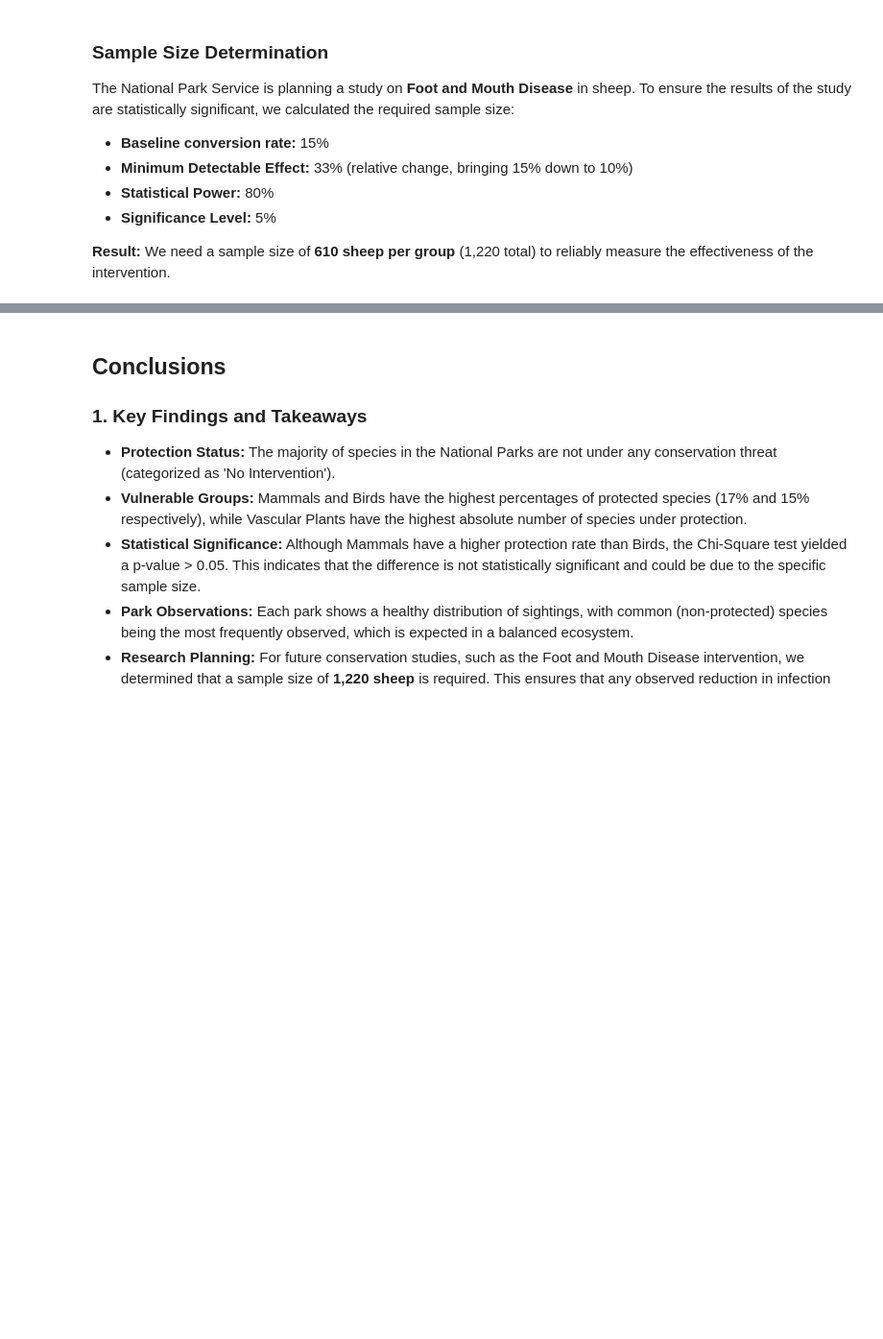
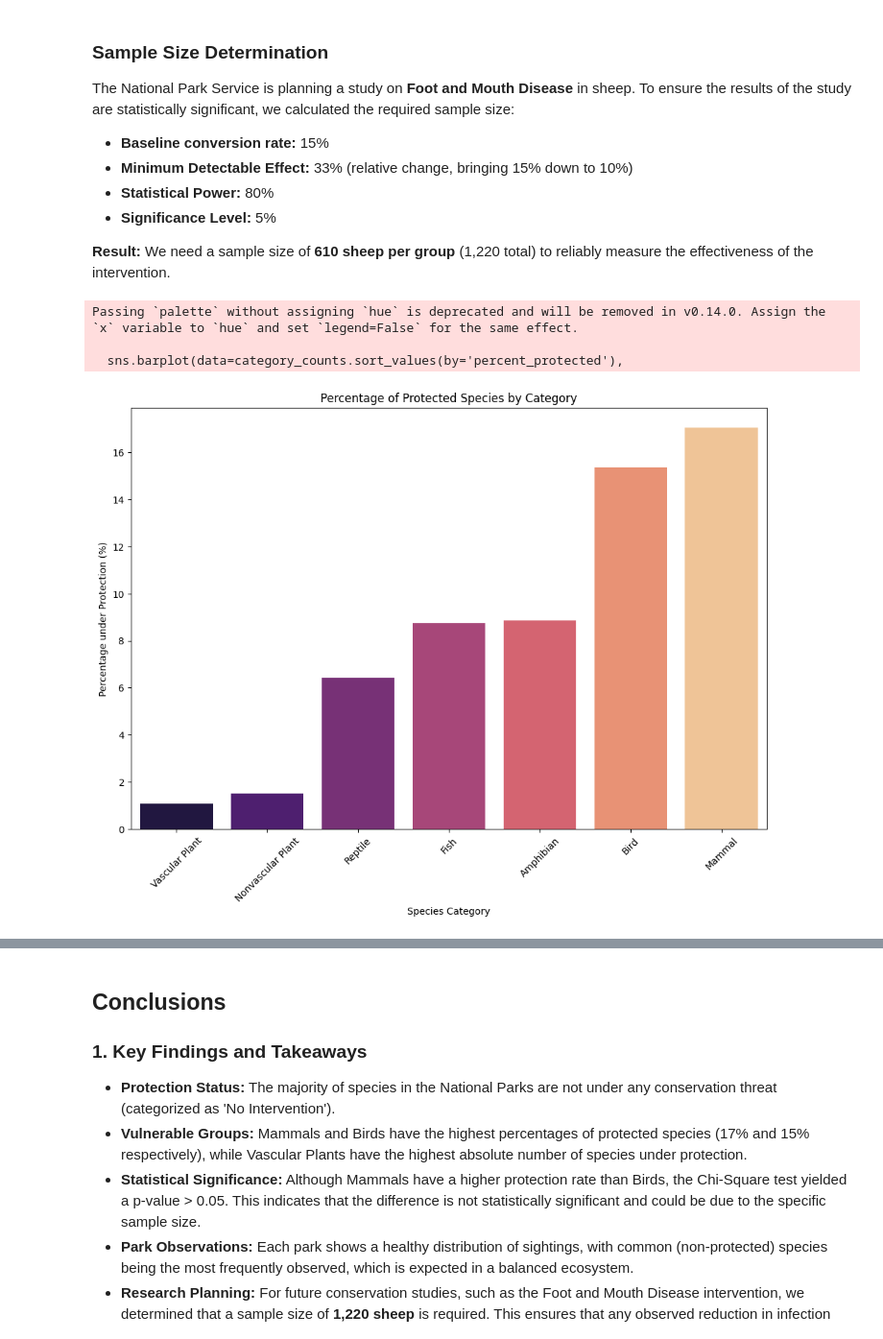
Before and after one commit to BorutaAx/Biodiversity-in-national-parks-Portfolio-Project, a Jupyter notebook: biodiversity.ipynb, the cells around one changed output, grey strips where cells are left out. Shown at 96% size. Saved outputs shown, nothing was run; the diff lists cells and outputs as text; code cells hidden in the pictures; blank space fills up the shorter version.

Commit message:
Added more visualisations

```diff
--- a/biodiversity.ipynb
+++ b/biodiversity.ipynb
@@ -182,3 +182,18 @@ To ensure the results of the study are statistically significant, we calculated
 * **Significance Level:** 5%
 
 **Result:** We need a sample size of **610 sheep per group** (1,220 total) to reliably measure the effectiveness of the intervention.
+# %%
+# Bar plot for percentage of protected species by category
+plt.figure(figsize=(12, 8))
+sns.barplot(data=category_counts.sort_values(by='percent_protected'),
+            x='category', y='percent_protected', palette='magma')
+plt.title('Percentage of Protected Species by Category')
+plt.xlabel('Species Category')
+plt.ylabel('Percentage under Protection (%)')
+plt.xticks(rotation=45)
+plt.show()
+# %% [output]
+Passing `palette` without assigning `hue` is deprecated and will be removed in v0.14.0. Assign the `x` variable to `hue` and set `legend=False` for the same effect.
+
+  sns.barplot(data=category_counts.sort_values(by='percent_protected'),
+[figure, added]
```
Also changed, not shown: parts of 1 cell of this notebook.
